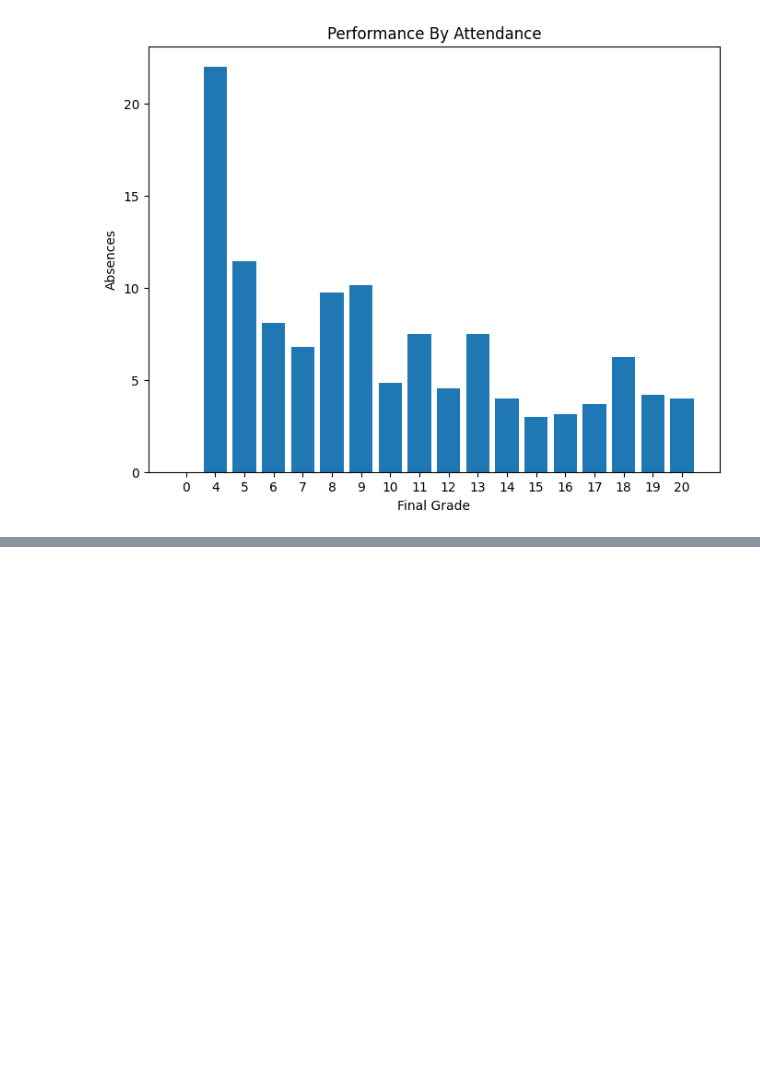
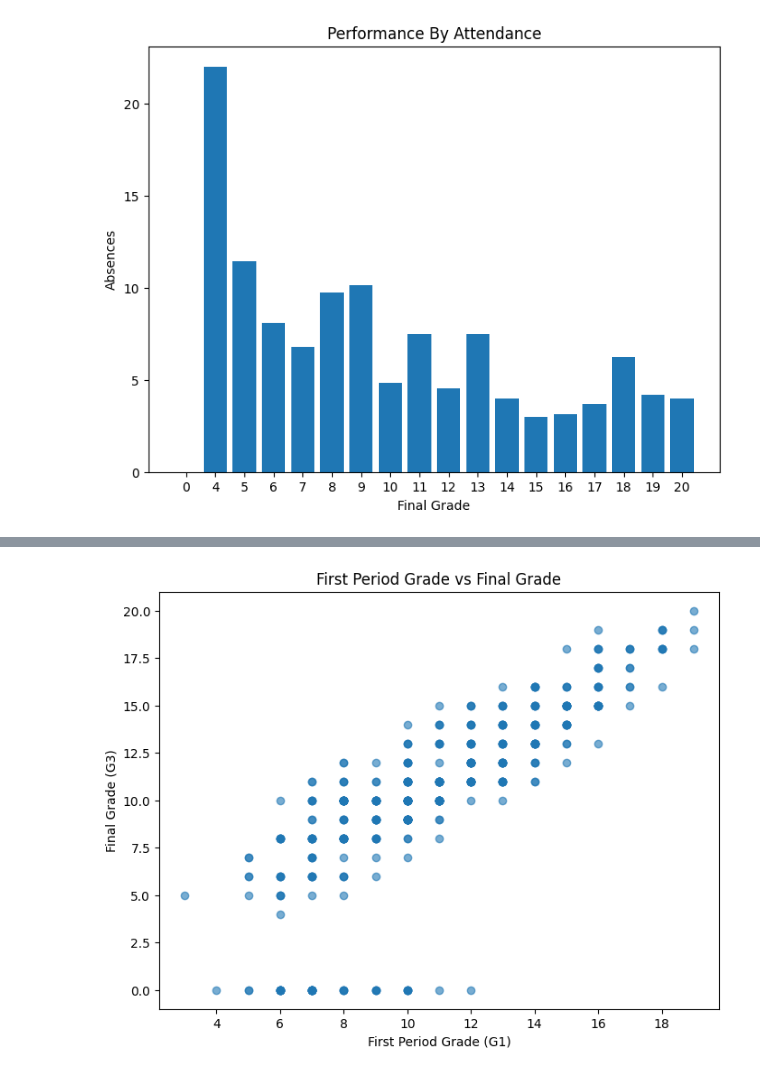
Before and after one commit to tingly-amua/Student-Performance-Analysis, a Jupyter notebook: EDA.ipynb, the cells around one changed output, grey strips where cells are left out. Cells and saved outputs as stored; diff of their text form; code cells hidden in the pictures; blank space fills up the shorter version.

```diff
--- a/EDA.ipynb
+++ b/EDA.ipynb
@@ -440,0 +471,12 @@ plt.show()
+# %%
+plt.figure(figsize=(8, 6))
+
+plt.scatter(math_df['G1'], math_df['final_grade'], alpha=0.6)
+
+plt.xlabel('First Period Grade (G1)')
+plt.ylabel('Final Grade (G3)')
+plt.title('First Period Grade vs Final Grade')
+
+plt.show()
+# %% [output]
+[figure, added]
```
Also changed, not shown: parts of 4 cells of this notebook.
